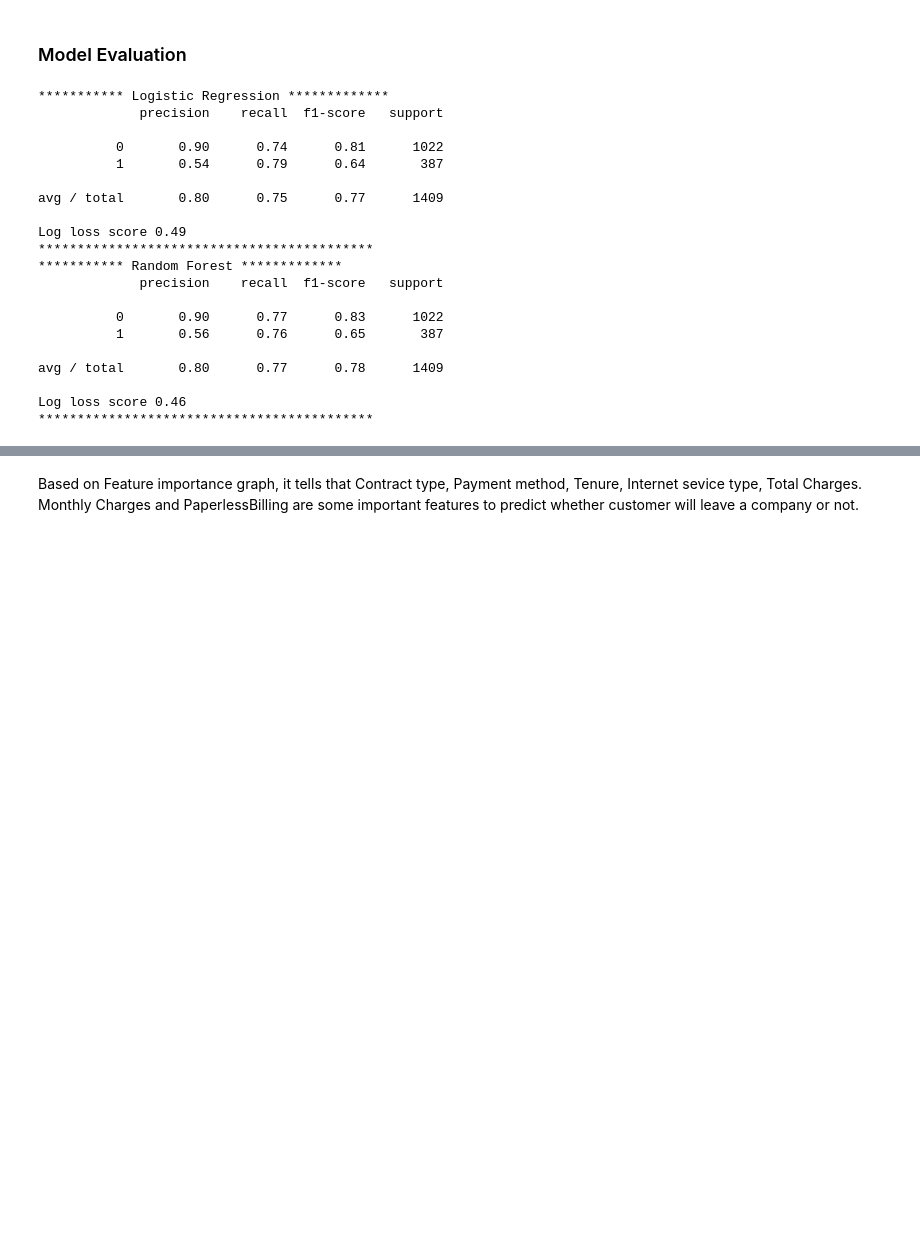
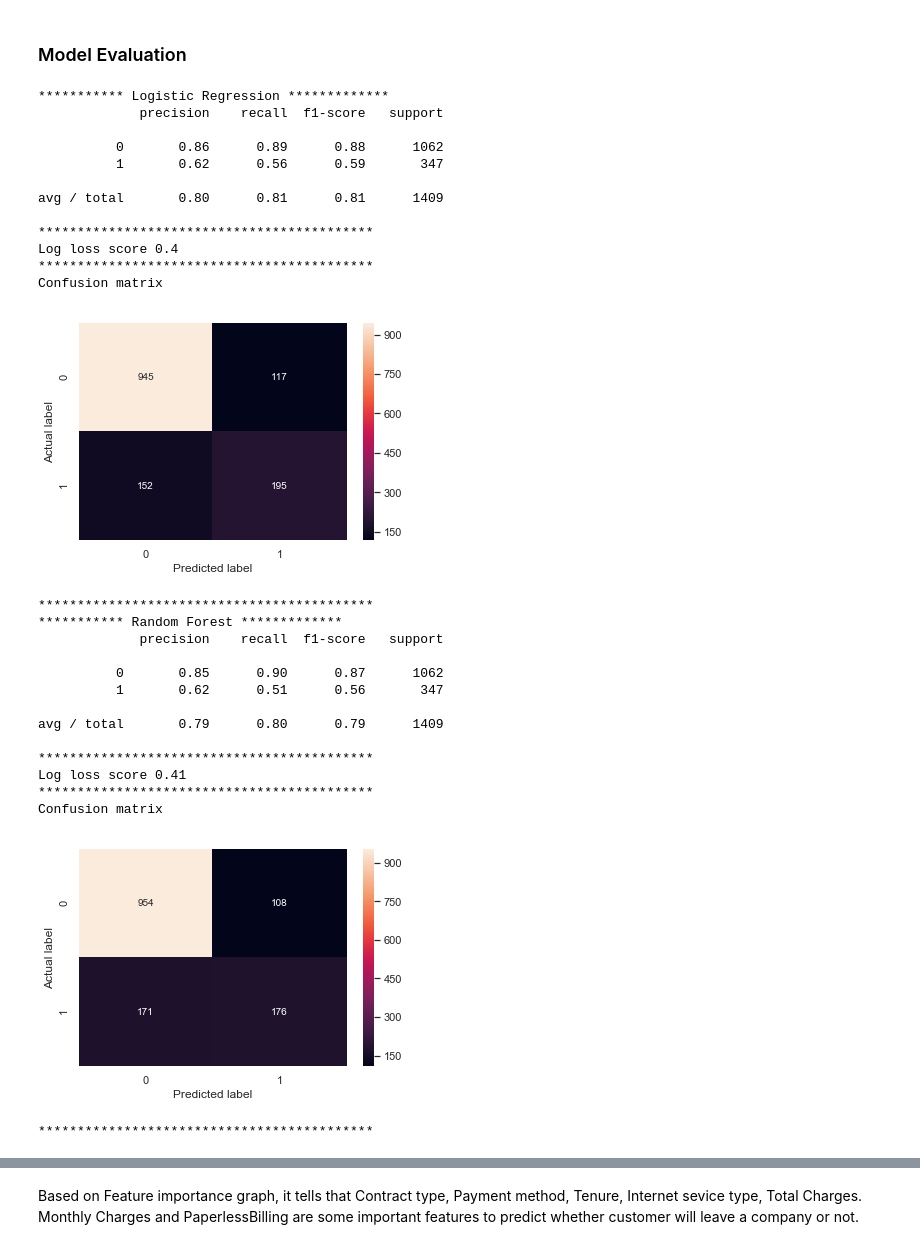
Before and after one commit to ShivaliPatel/Data-science-projects, a Jupyter notebook: Telco_customer_churn/Telecom Churn Prediction.ipynb, the cells around one changed output, grey strips where cells are left out. Saved outputs shown, nothing was run; the diff lists cells and outputs as text; code cells hidden in the pictures; blank space fills up the shorter version.

```diff
--- a/Telco_customer_churn/Telecom Churn Prediction.ipynb
+++ b/Telco_customer_churn/Telecom Churn Prediction.ipynb
@@ -1167,48 +1167,71 @@ def model_evaluation(x_train, y_train, x_test, y_test, models, clsModelsNm ):
     for i, model in enumerate(clsModelsNm):
         models[i].fit(x_train,y_train)
         predicted = models[i].predict(x_test)
+        confusion_matrix_matrix = metrics.confusion_matrix(y_true = y_test
+                                                   ,y_pred = predicted
+                                                   #,normalize = 'true'
+                                                   )
+        #confusion_matrix_matrix = confusion_matrix_matrix / confusion_matrix_matrix.astype(np.float).sum(axis=1)
 
         print("***********",clsModelsNm[i], "*************")
         print(metrics.classification_report(y_test, predicted))
+        print("*******************************************")
         print("Log loss score", round(metrics.log_loss(y_test,models[i].predict_proba(x_test)[:,1]),2))
+        print("*******************************************")
+        print("Confusion matrix")
+        sns.heatmap(confusion_matrix_matrix
+                    , annot=True
+                    , fmt="d"
+                   )
+        plt.xlabel("Predicted label")
+        plt.ylabel("Actual label")
+        plt.show()
         print("*******************************************")
 
         predicted_val[model] = predicted
 # %%
 clsLR = LogisticRegression(random_state = random_state
-                           , C= 0.9
-                           , penalty = 'l2')
+                           , C= 1
+                           , penalty = 'l1')
 
 clsRF = RandomForestClassifier(random_state = random_state
-                              , max_depth = 5
-                              , n_estimators = 100
-                              , max_features = 'auto'
+                              , max_depth = 10
+                              , n_estimators = 200
+                              , max_features = 0.7
                               , min_samples_leaf = 1 )
 
 clsModels = [clsLR, clsRF]
 
-model_evaluation(x_train_sm, y_train_sm, x_test, y_test, clsModels, clsModelsNm )
+model_evaluation(x_train, y_train, x_test, y_test, clsModels, clsModelsNm )
 # %% [output]
 *********** Logistic Regression *************
              precision    recall  f1-score   support
 
-          0       0.90      0.74      0.81      1022
-          1       0.54      0.79      0.64       387
+          0       0.86      0.89      0.88      1062
+          1       0.62      0.56      0.59       347
 
-avg / total       0.80      0.75      0.77      1409
+avg / total       0.80      0.81      0.81      1409
 
-Log loss score 0.49
 *******************************************
-*********** Random Forest *************
-             precision    recall  f1-score   support
-
-          0       0.90      0.77      0.83      1022
-          1       0.56      0.76      0.65       387
-
-avg / total       0.80      0.77      0.78      1409
-
-Log loss score 0.46
+Log loss score 0.4
 *******************************************
+Confusion matrix
+[figure, added]
+*******************************************
+*********** Random Forest *************
+             precision    recall  f1-score   support
+
+          0       0.85      0.90      0.87      1062
+          1       0.62      0.51      0.56       347
+
+avg / total       0.79      0.80      0.79      1409
+
+*******************************************
+Log loss score 0.41
+*******************************************
+Confusion matrix
+[figure, added]
+*******************************************
 # %%
 feature_importance = pd.Series(clsRF.feature_importances_, x_train.columns)
 plt.figure(figsize = (10,8))
```
Also changed, not shown: parts of 11 cells of this notebook.
